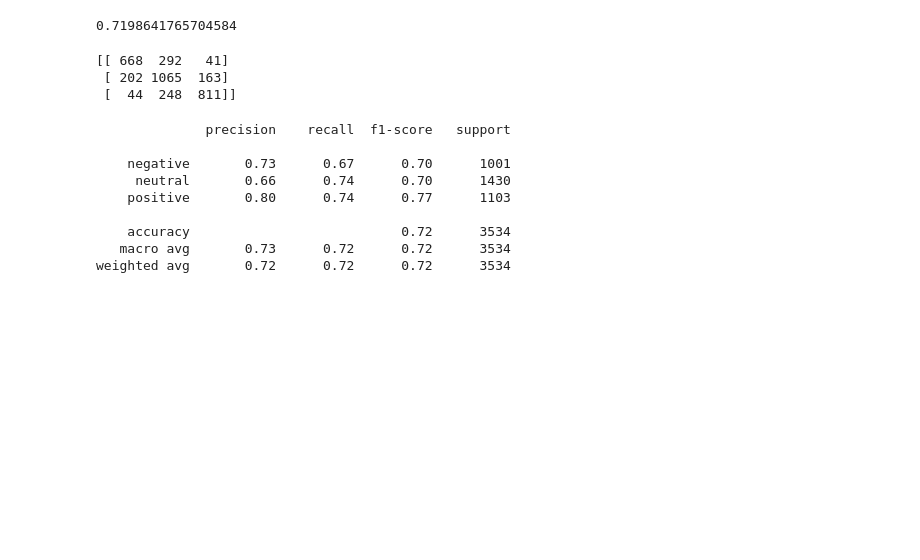
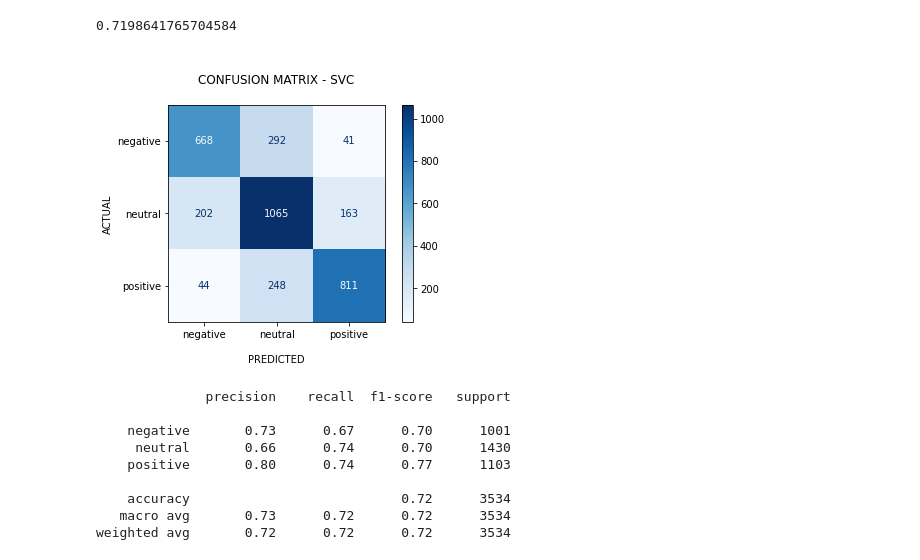
Before and after one commit to arzoozehra/CIND820, a Jupyter notebook: hypertuned_SVC.ipynb, the cells around one changed output. Drawn from its saved outputs; the diff is of its cells as text; code cells hidden in the pictures; blank space fills up the shorter version.

```diff
--- a/hypertuned_SVC.ipynb
+++ b/hypertuned_SVC.ipynb
@@ -323,15 +323,13 @@ print(accuracy_score(test["sentiment"], random_predictions))
 # %%
 data = confusion_matrix(test["sentiment"], random_predictions)
 disp = ConfusionMatrixDisplay(confusion_matrix=data, display_labels=model.classes_)
 disp.plot(cmap="Blues")
 plt.ylabel("ACTUAL")
 plt.xlabel("\nPREDICTED")
-plt.title(f"\nCONFUSION MATRIX - {model_name}\n");
+plt.title(f"\nCONFUSION MATRIX - SVC\n");
 plt.show()
 # %% [output]
-[[ 668  292   41]
- [ 202 1065  163]
- [  44  248  811]]
+[figure, added]
 # %%
 print(classification_report(test["sentiment"], random_predictions))
 # %% [output]
```
